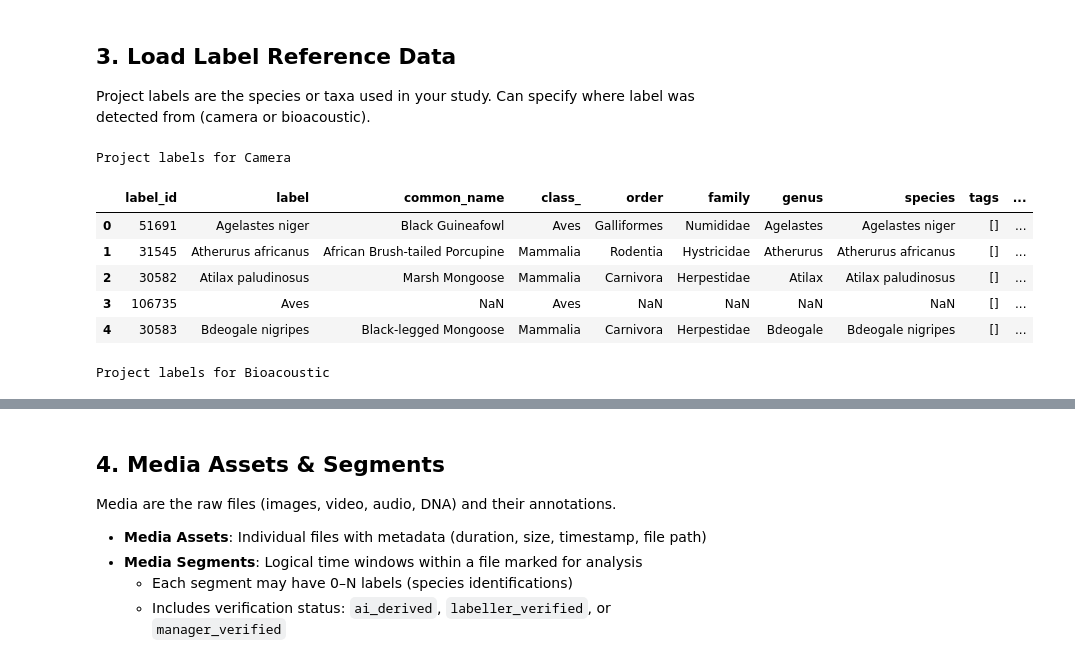
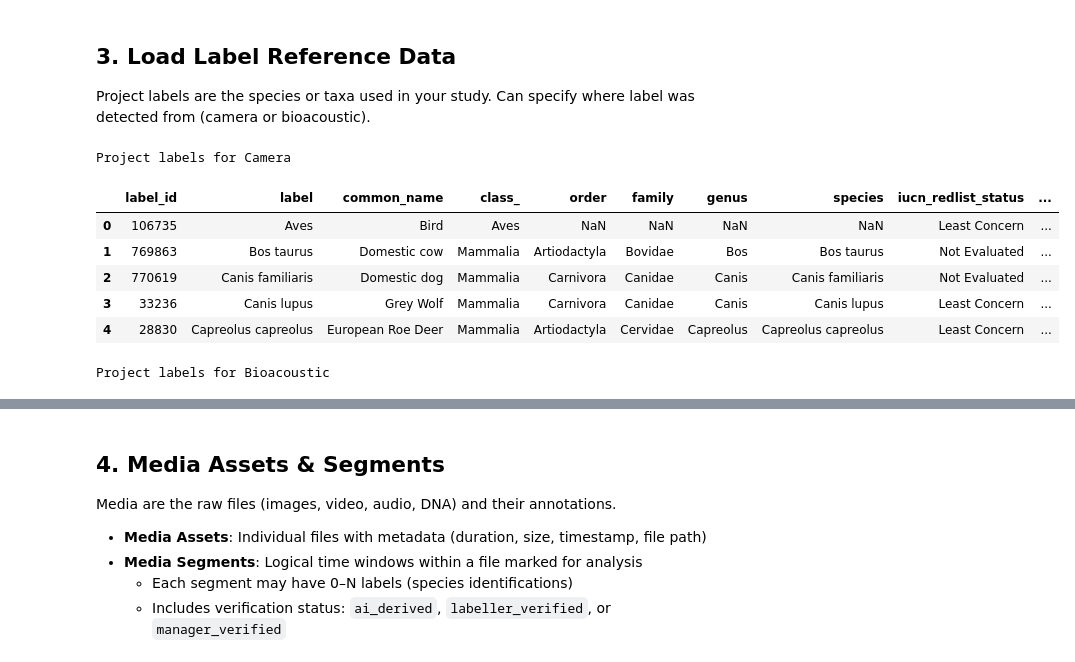
Before and after one commit to Okala-Ltd/NatureCubePy, a Jupyter notebook: tutorials/02_data_retrieval.ipynb, the cells around one changed output, grey strips where cells are left out. Cells and saved outputs as stored; diff of their text form; code cells hidden in the pictures.

```diff
--- a/tutorials/02_data_retrieval.ipynb
+++ b/tutorials/02_data_retrieval.ipynb
@@ -41,6 +40,6 @@ ImportError: cannot import name 'get_audio_observation_data' from 'naturecubepy'
 # %%
 # Retrieve API key and set up authentication headers
-api_key = get_key()
-hdr = auth_headers(api_key)
+api_key = get_key('MY_KEY')
+hdr = auth_headers(api_key, "http://127.0.0.1:8000/api/")
 # %% [markdown]
 ## 1. Get Project Name
@@ -90,14 +85,14 @@ Project labels are the species or taxa used in your study. Can specify where lab
 # %%
 for label_type in ["Camera", "Bioacoustic"]:
     print(f"\nProject labels for {label_type}")
-    labels = get_project_labels_df(hdr, label_type)
+    labels = get_project_labels(hdr, label_type, include_iucn_status=True)
     display(labels.head())
 # %% [output]
 Project labels for Camera
-|  | label_id | label | common_name | class_ | order | family | genus | species | tags | ... |
-| 0 | 51691 | Agelastes niger | Black Guineafowl | Aves | Galliformes | Numididae | Agelastes | Agelastes niger | [] | ... |
-| 1 | 31545 | Atherurus africanus | African Brush-tailed Porcupine | Mammalia | Rodentia | Hystricidae | Atherurus | Atherurus africanus | [] | ... |
-| 2 | 30582 | Atilax paludinosus | Marsh Mongoose | Mammalia | Carnivora | Herpestidae | Atilax | Atilax paludinosus | [] | ... |
-| 3 | 106735 | Aves | NaN | Aves | NaN | NaN | NaN | NaN | [] | ... |
-| 4 | 30583 | Bdeogale nigripes | Black-legged Mongoose | Mammalia | Carnivora | Herpestidae | Bdeogale | Bdeogale nigripes | [] | ... |
+|  | label_id | label | common_name | class_ | order | family | genus | species | iucn_redlist_status | ... |
+| 0 | 106735 | Aves | Bird | Aves | NaN | NaN | NaN | NaN | Least Concern | ... |
+| 1 | 769863 | Bos taurus | Domestic cow | Mammalia | Artiodactyla | Bovidae | Bos | Bos taurus | Not Evaluated | ... |
+| 2 | 770619 | Canis familiaris | Domestic dog | Mammalia | Carnivora | Canidae | Canis | Canis familiaris | Not Evaluated | ... |
+| 3 | 33236 | Canis lupus | Grey Wolf | Mammalia | Carnivora | Canidae | Canis | Canis lupus | Least Concern | ... |
+| 4 | 28830 | Capreolus capreolus | European Roe Deer | Mammalia | Artiodactyla | Cervidae | Capreolus | Capreolus capreolus | Least Concern | ... |
 Project labels for Bioacoustic
```
Also changed, not shown: parts of 19 cells of this notebook, 3 other files.
